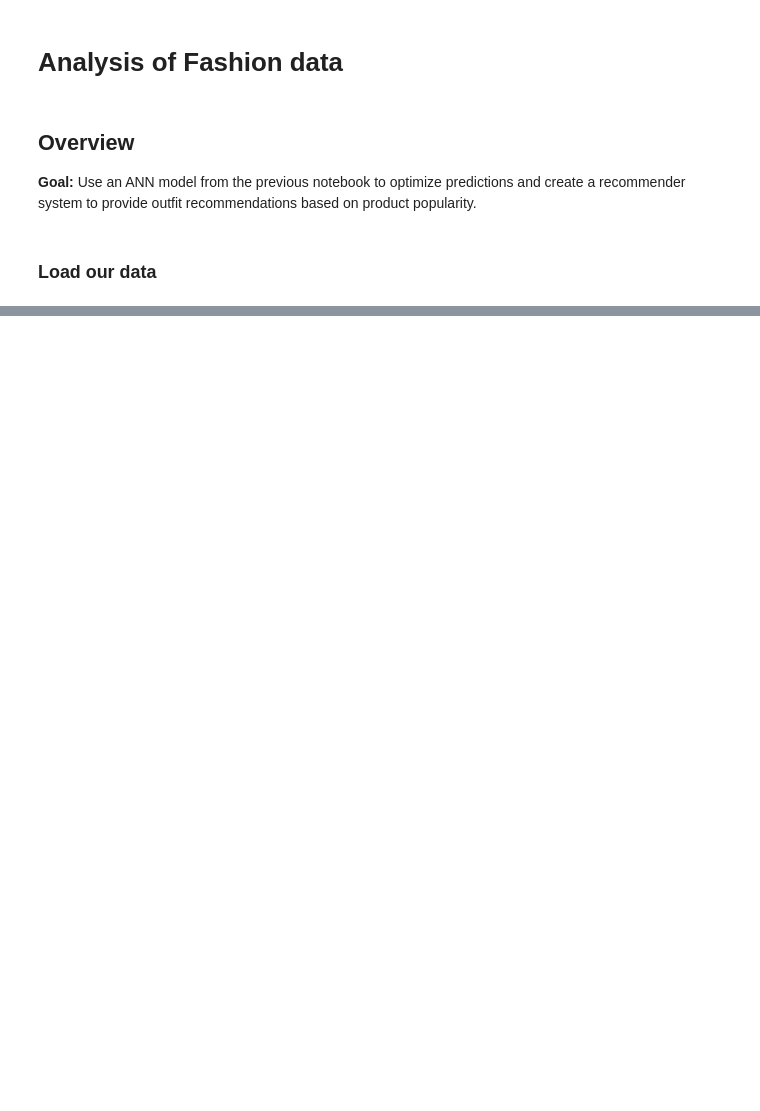
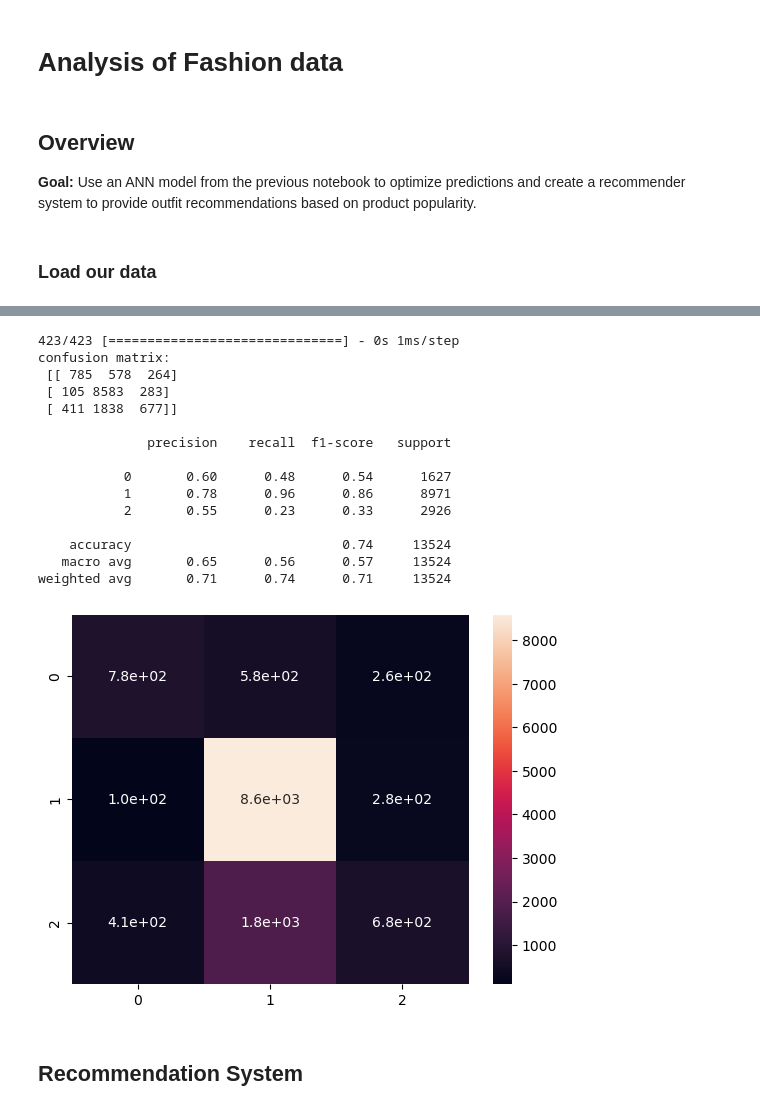
Before and after one commit to anbitasiregar/fashion-recommendations, a Jupyter notebook: notebooks/recommender_system.ipynb, the cells around one changed output, grey strips where cells are left out. Cells and saved outputs as stored; diff of their text form; code cells hidden in the pictures; blank space fills up the shorter version.

Commit message:
adding recommender system and user input but rec system still not working

```diff
--- a/notebooks/recommender_system.ipynb
+++ b/notebooks/recommender_system.ipynb
@@ -240,8 +144,7 @@ We want to use an ANN and improve it for our recommender model. 74% was the best
 ### Train-test split
 # %%
 TARGET = ["popularity"]
-
-X, y = merged_df.drop(columns=TARGET, axis=1), merged_df[TARGET]
+X, y = modeldata_df.drop(columns=TARGET, axis=1), modeldata_df[TARGET]
 # %%
 # use encoder helper function on the text columns in X
 # for easier analysis
@@ -534,0 +161,7 @@ weighted avg       0.71      0.75      0.71     15832
+# %%
+# use standard scaler
+# check if that will gain better results
+scaler = StandardScaler()
+X_train_scaled = scaler.fit_transform(X_train)
+X_val_scaled = scaler.transform(X_val)
+X_test_scaled = scaler.transform(X_test)
@@ -534,0 +170,8 @@ weighted avg       0.71      0.75      0.71     15832
+# %%
+# Number of features after preprocessing
+input_dim = X_train_scaled.shape[1]
+
+# Number of classes (low, medium, high)
+output_dim = y_train.shape[1]
+
+input_dim, output_dim
@@ -534,0 +203,5 @@ weighted avg       0.71      0.75      0.71     15832
+# %%
+# Train the model
+history = ann_model.train_model(X_train=X_train_scaled, y_train=y_train,
+                      X_validation=X_val_scaled, y_validation=y_val,
+                      epoch=50, batch_size=32)
@@ -534,0 +232,22 @@ weighted avg       0.71      0.75      0.71     15832
+# %%
+# predict on the model and print confusion matrix
+ann_model.predict_model(X_test=X_test_scaled, y_test=y_test)
+# %% [output]
+423/423 [==============================] - 0s 1ms/step
+confusion matrix:
+ [[ 785  578  264]
+ [ 105 8583  283]
+ [ 411 1838  677]]
+
+              precision    recall  f1-score   support
+
+           0       0.60      0.48      0.54      1627
+           1       0.78      0.96      0.86      8971
+           2       0.55      0.23      0.33      2926
+
+    accuracy                           0.74     13524
+   macro avg       0.65      0.56      0.57     13524
+weighted avg       0.71      0.74      0.71     13524
+[figure, added]
+# %% [markdown]
+## Recommendation System
```
Also changed, not shown: parts of 71 cells of this notebook.
